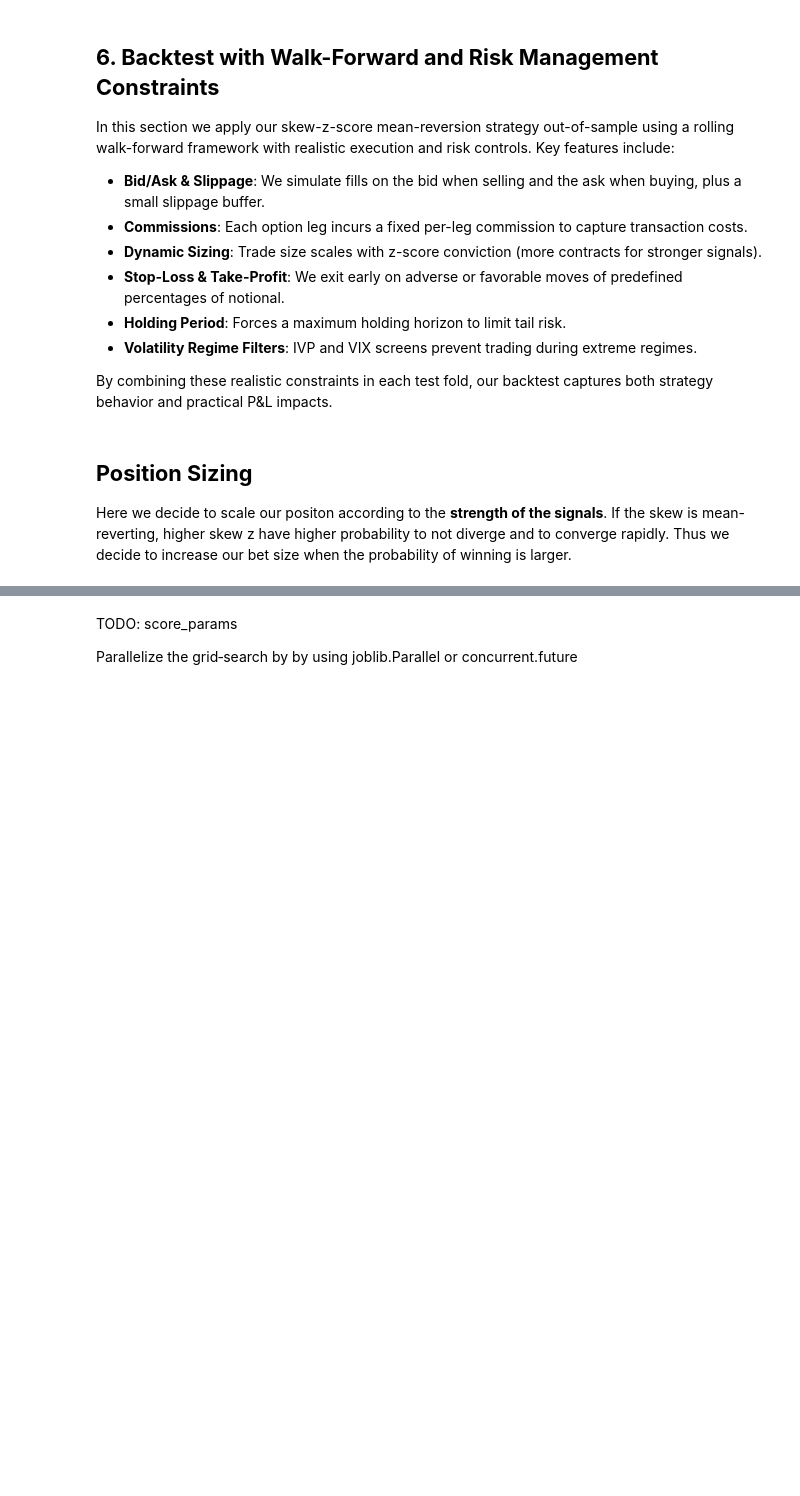
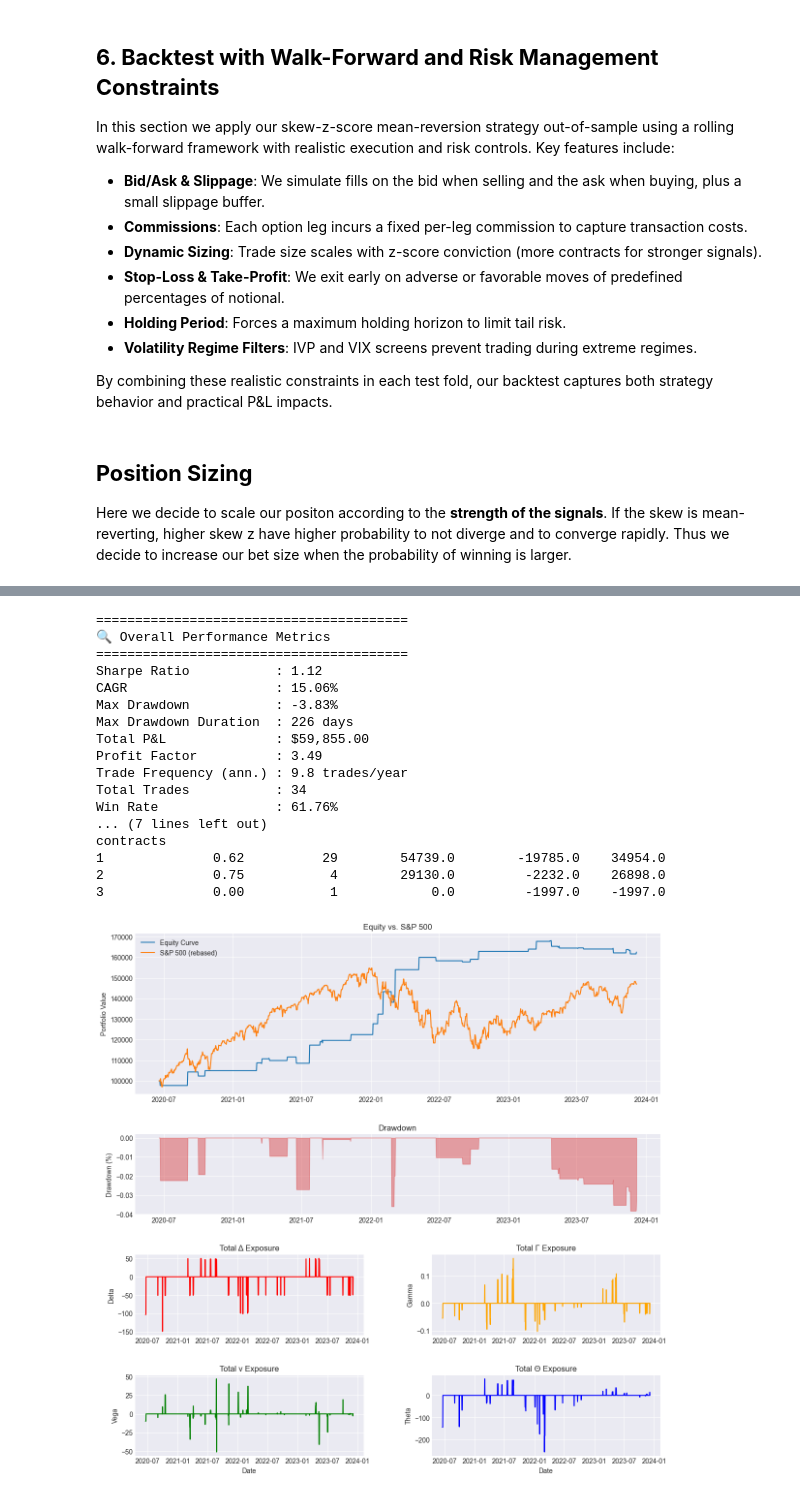
Before and after one commit to anthonymakarewicz/volatility-trading, a Jupyter notebook: skew_trading.ipynb, the cells around one changed output, grey strips where cells are left out. Saved outputs shown, nothing was run; the diff lists cells and outputs as text; code cells hidden in the pictures; blank space fills up the shorter version.

Commit message:
Added MTM greeks

```diff
--- a/skew_trading.ipynb
+++ b/skew_trading.ipynb
@@ -1803,4 +1756,60 @@ contracts
-# %% [markdown]
-TODO: score_params
-
-Parallelize the grid‐search by by using joblib.Parallel or concurrent.future
+# %%
+def to_daily_mtm(raw_mtm, initial_capital):
+    df = raw_mtm.copy()
+    df.index = pd.to_datetime(df.index)
+
+    # 2) reindex to calendar days
+    full = pd.date_range(df.index.min(), df.index.max(), freq='D')
+    df = df.reindex(full)
+
+    # 3) zero out days with no P&L
+    df['delta_pnl'] = df['delta_pnl'].fillna(0)
+
+    # 4) Greeks carry forward, start at 0
+    for g in ['delta','gamma','vega','theta']:
+        df[g] = df[g].ffill().fillna(0)
+
+    # 5) equity = initial_capital + cumsum(P&L)
+    df['equity'] = initial_capital + df['delta_pnl'].cumsum()
+
+    return df
+# %%
+skewp_filter = SkewPercentileFilter(lower=20, upper=80)
+ivp_filter = IVPFilter(lower=20, upper=80)
+vix_filter = VIXFilter(panic_threshold=35)
+
+filters = [skewp_filter]
+
+z_score_strategy = ZScoreStrategy(entry=2)
+
+bt = Backtester(
+    options, synthetic_skew, vix,
+    z_score_strategy, filters, stepwise_position_sizing,
+    find_viable_dtes, train_window=1, val_window=1, stop_loss_pct=0.5, take_profit_pct=0.7
+)
+
+sp500 = options["underlying_last"].groupby("Date").first()
+summary, trades, mtm, params = bt.walk_forward()
+daily_mtm = to_daily_mtm(mtm, bt.initial_capital)
+
+ph.print_perf_metrics(trades, daily_mtm)
+ph.plot_full_performance(sp500, daily_mtm)
+# %% [output]
+========================================
+🔍 Overall Performance Metrics
+========================================
+Sharpe Ratio           : 1.12
+CAGR                   : 15.06%
+Max Drawdown           : -3.83%
+Max Drawdown Duration  : 226 days
+Total P&L              : $59,855.00
+Profit Factor          : 3.49
+Trade Frequency (ann.) : 9.8 trades/year
+Total Trades           : 34
+Win Rate               : 61.76%
+... (7 lines left out)
+contracts
+1              0.62          29        54739.0        -19785.0    34954.0
+2              0.75           4        29130.0         -2232.0    26898.0
+3              0.00           1            0.0         -1997.0    -1997.0
+[figure, added]
```
Also changed, not shown: parts of 7 cells of this notebook, 1 other file.
